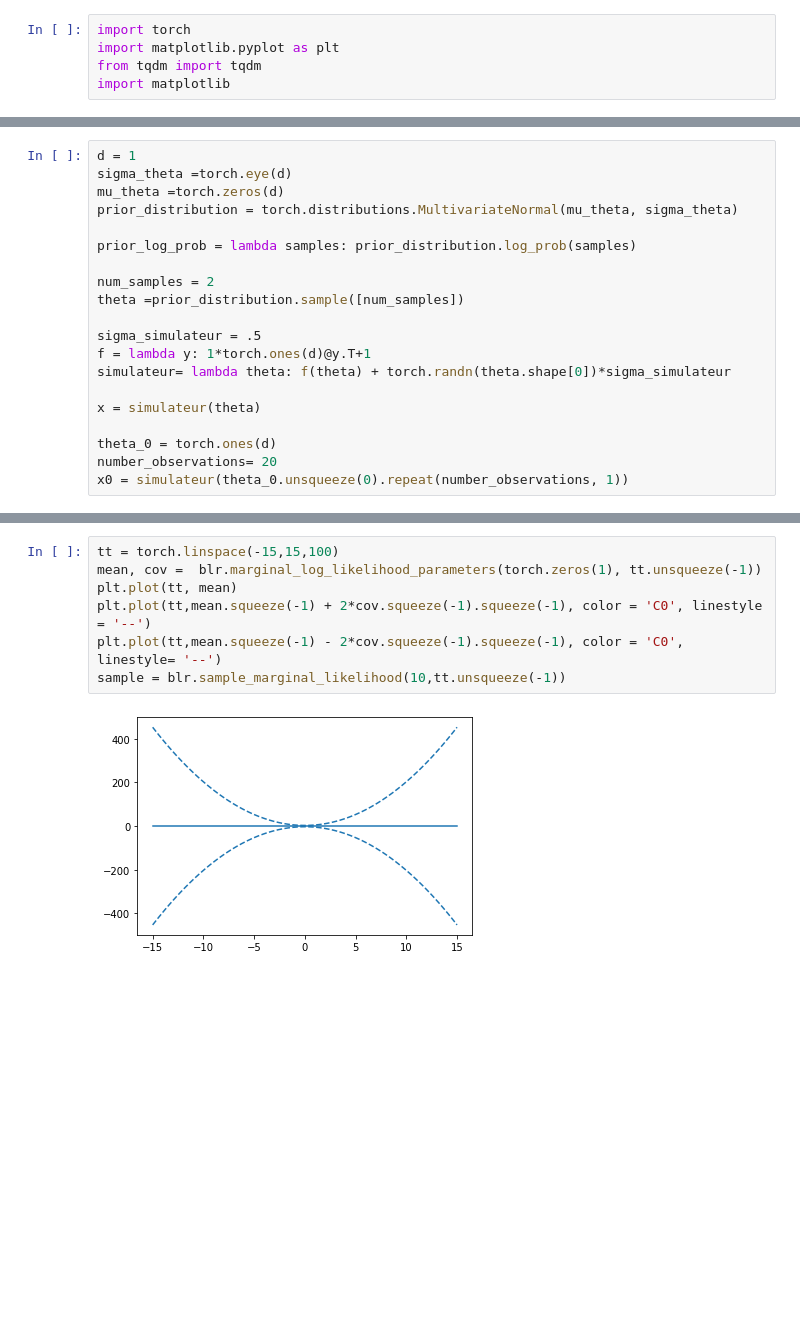
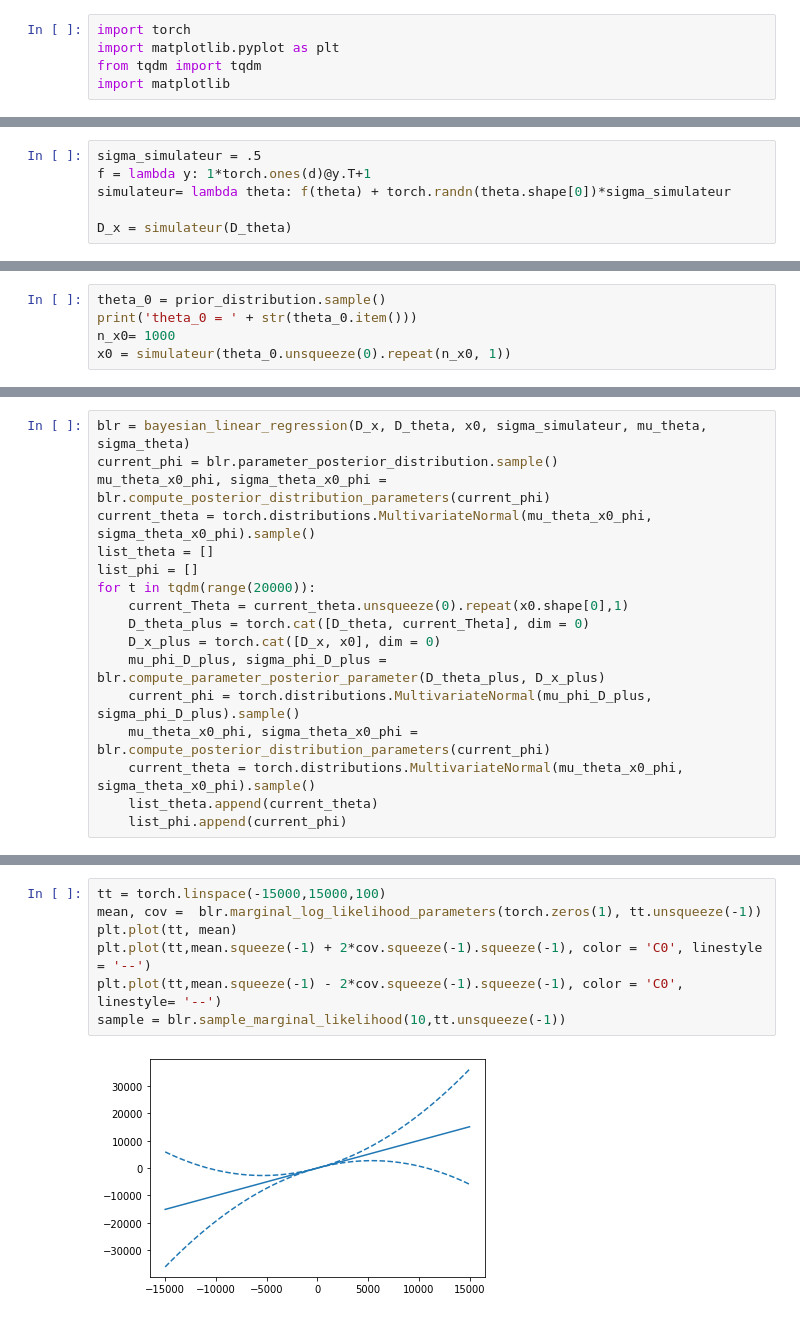
Before and after one commit to ElouanARGOUARCH/SBI, a Jupyter notebook: Bayesian Linear Regression .ipynb, the cells around one changed output, grey strips where cells are left out. Cells and saved outputs as stored; diff of their text form; blank space fills up the shorter version.

```diff
--- a/Bayesian Linear Regression .ipynb
+++ b/Bayesian Linear Regression .ipynb
@@ -6,20 +20,6 @@ import matplotlib
 # %%
-d = 1
-sigma_theta =torch.eye(d)
-mu_theta =torch.zeros(d)
-prior_distribution = torch.distributions.MultivariateNormal(mu_theta, sigma_theta)
-
-prior_log_prob = lambda samples: prior_distribution.log_prob(samples)
-
-num_samples = 2
-theta =prior_distribution.sample([num_samples])
-
 sigma_simulateur = .5
 f = lambda y: 1*torch.ones(d)@y.T+1
 simulateur= lambda theta: f(theta) + torch.randn(theta.shape[0])*sigma_simulateur
 
-x = simulateur(theta)
-
-theta_0 = torch.ones(d)
-number_observations= 20
-x0 = simulateur(theta_0.unsqueeze(0).repeat(number_observations, 1))
+D_x = simulateur(D_theta)
@@ -25,0 +28,5 @@ x0 = simulateur(theta_0.unsqueeze(0).repeat(number_observations, 1))
+# %%
+theta_0 = prior_distribution.sample()
+print('theta_0 = ' + str(theta_0.item()))
+n_x0= 1000
+x0 = simulateur(theta_0.unsqueeze(0).repeat(n_x0, 1))
@@ -131,0 +156,17 @@ plot_models(models)
+# %%
+blr = bayesian_linear_regression(D_x, D_theta, x0, sigma_simulateur, mu_theta, sigma_theta)
+current_phi = blr.parameter_posterior_distribution.sample()
+mu_theta_x0_phi, sigma_theta_x0_phi = blr.compute_posterior_distribution_parameters(current_phi)
+current_theta = torch.distributions.MultivariateNormal(mu_theta_x0_phi, sigma_theta_x0_phi).sample()
+list_theta = []
+list_phi = []
+for t in tqdm(range(20000)):
+    current_Theta = current_theta.unsqueeze(0).repeat(x0.shape[0],1)
+    D_theta_plus = torch.cat([D_theta, current_Theta], dim = 0)
+    D_x_plus = torch.cat([D_x, x0], dim = 0)
+    mu_phi_D_plus, sigma_phi_D_plus = blr.compute_parameter_posterior_parameter(D_theta_plus, D_x_plus)
+    current_phi = torch.distributions.MultivariateNormal(mu_phi_D_plus, sigma_phi_D_plus).sample()
+    mu_theta_x0_phi, sigma_theta_x0_phi = blr.compute_posterior_distribution_parameters(current_phi)
+    current_theta = torch.distributions.MultivariateNormal(mu_theta_x0_phi, sigma_theta_x0_phi).sample()
+    list_theta.append(current_theta)
+    list_phi.append(current_phi)
@@ -132,12 +190,12 @@ plot_models(models)
 # %%
-tt = torch.linspace(-15,15,100)
+tt = torch.linspace(-15000,15000,100)
 mean, cov =  blr.marginal_log_likelihood_parameters(torch.zeros(1), tt.unsqueeze(-1))
 plt.plot(tt, mean)
 plt.plot(tt,mean.squeeze(-1) + 2*cov.squeeze(-1).squeeze(-1), color = 'C0', linestyle = '--')
 plt.plot(tt,mean.squeeze(-1) - 2*cov.squeeze(-1).squeeze(-1), color = 'C0', linestyle= '--')
 sample = blr.sample_marginal_likelihood(10,tt.unsqueeze(-1))
 # %% [output]
-[figure, old version]
+[figure, new version]
 # %%
 #Sampling the posterior p(phi|D) with weighted likelihood bootstrap
 
```
Also changed, not shown: parts of 17 cells of this notebook, 4 other files.
